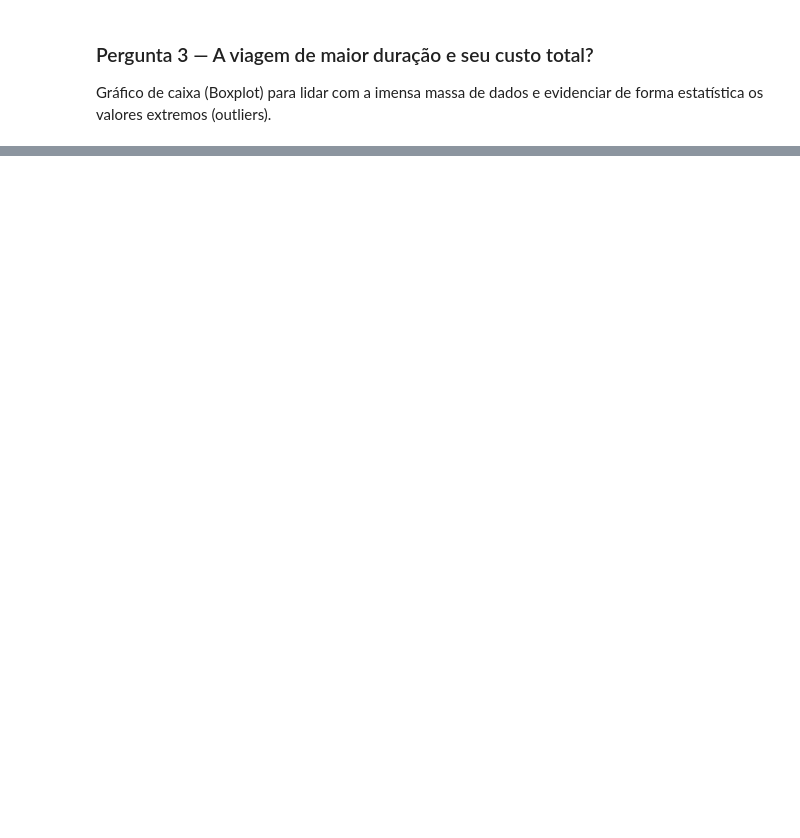
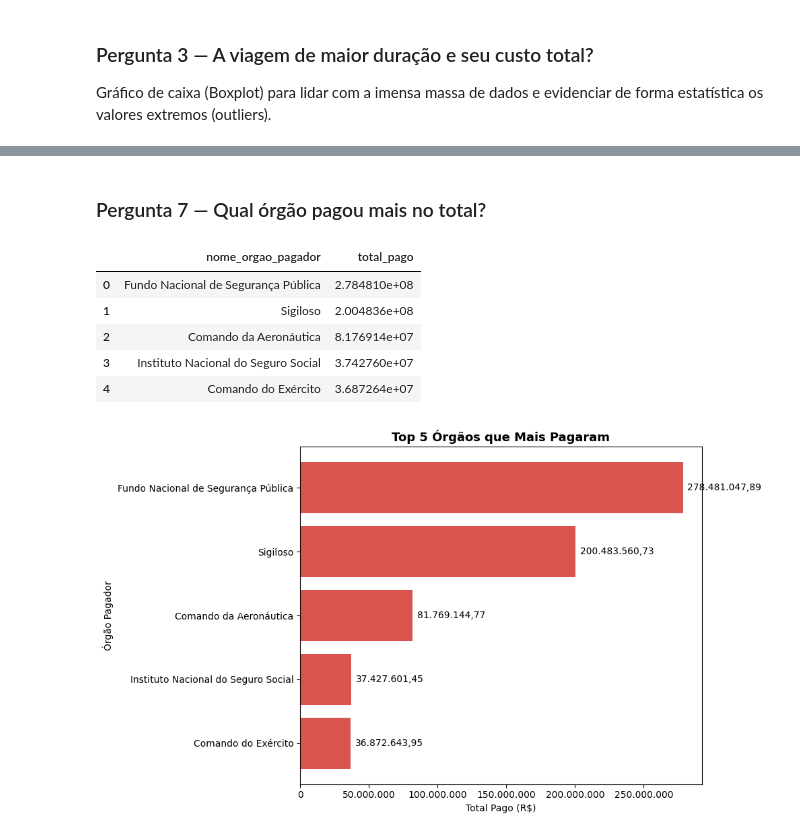
Before and after one commit to jsidegum/pipeline-viagens-transparencia, a Jupyter notebook: 3_analise.ipynb, the cells around one changed output, grey strips where cells are left out. Saved outputs shown, nothing was run; the diff lists cells and outputs as text; code cells hidden in the pictures; blank space fills up the shorter version.

```diff
--- a/3_analise.ipynb
+++ b/3_analise.ipynb
@@ -337,0 +463,33 @@ plt.show()
+# %% [markdown]
+### Pergunta 7 — Qual órgão pagou mais no total?
+# %%
+sql_q7 = """
+    SELECT nome_orgao_pagador,
+           SUM(valor) AS total_pago
+    FROM silver_pagamento
+    WHERE nome_orgao_pagador IS NOT NULL
+      AND nome_orgao_pagador != 'Sem informação'
+    GROUP BY nome_orgao_pagador
+    ORDER BY total_pago DESC
+    LIMIT 5;
+"""
+df_q7 = consultar(sql_q7)
+display(df_q7)
+
+grafico_barras_horizontal(
+    df_q7,
+    coluna_y="nome_orgao_pagador",
+    coluna_x="total_pago",
+    titulo="Top 5 Órgãos que Mais Pagaram",
+    rotulo_y="Órgão Pagador",
+    rotulo_x="Total Pago (R$)",
+    cor="#D9534F"
+)
+# %% [output]
+|  | nome_orgao_pagador | total_pago |
+| 0 | Fundo Nacional de Segurança Pública | 2.784810e+08 |
+| 1 | Sigiloso | 2.004836e+08 |
+| 2 | Comando da Aeronáutica | 8.176914e+07 |
+| 3 | Instituto Nacional do Seguro Social | 3.742760e+07 |
+| 4 | Comando do Exército | 3.687264e+07 |
+[figure, added]
```
Also changed, not shown: parts of 10 cells of this notebook.
